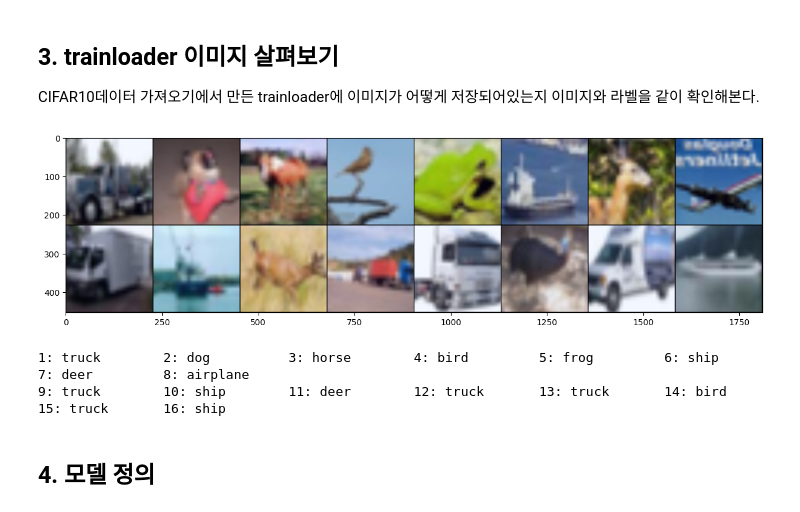
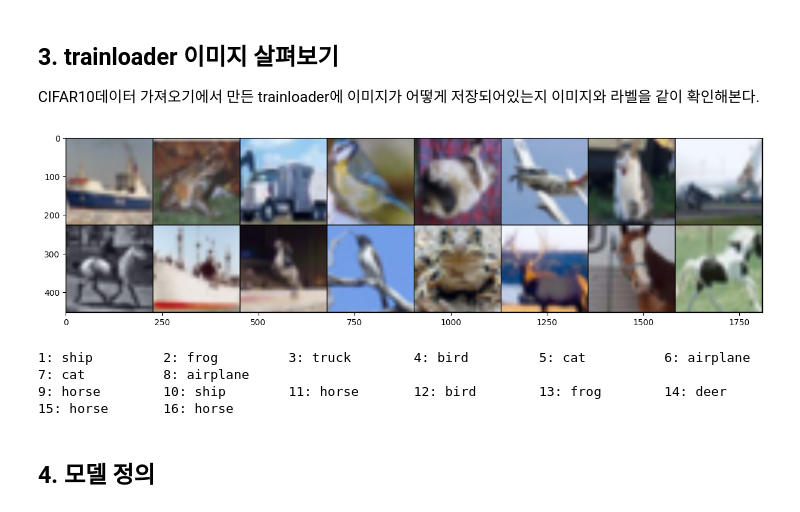
Before and after one commit to dh610/Advanced-AI, a Jupyter notebook: Practice1.ipynb, the cells around one changed output. Drawn from its saved outputs; the diff is of its cells as text; code cells hidden in the pictures.

```diff
--- a/Practice1.ipynb
+++ b/Practice1.ipynb
@@ -122,28 +122,29 @@ CIFAR10데이터 가져오기에서 만든 trainloader에 이미지가 어떻게
 # %%
 import matplotlib.pyplot as plt
 import numpy as np
 
 # trainloader의 이미지 확인
 dataiter = iter(trainloader)
-images, labels = dataiter.next()
+#images, labels = dataiter.next()
+images, labels = next(dataiter)
 fig = plt.figure(figsize = (15, 5), dpi = 100)
 ax = fig.add_subplot(1,1,1)
 ax.imshow(torchvision.utils.make_grid(images, normalize = True).permute(1, 2, 0))
 plt.show()
 
 # 해당 이미지의 label확인
 for i in range(len(images)):
     if (i+1)%8==0:
         print(f'{i+1}: {classes_name[labels[i]]}', end = '\n')
     else:
         if len(classes_name[labels[i]]) >= 6:
             print(f'{i+1}: {classes_name[labels[i]]}', end = '\t')
         else:
             print(f'{i+1}: {classes_name[labels[i]]}', end = '  \t')
 # %% [output]
-[figure, old version]
+[figure, new version]
-1: truck        2: dog          3: horse        4: bird         5: frog         6: ship         7: deer         8: airplane
-9: truck        10: ship        11: deer        12: truck       13: truck       14: bird        15: truck       16: ship
+1: ship         2: frog         3: truck        4: bird         5: cat          6: airplane     7: cat          8: airplane
+9: horse        10: ship        11: horse       12: bird        13: frog        14: deer        15: horse       16: horse
 # %% [markdown]
 ## 4. 모델 정의
 # %%
```
Also changed, not shown: parts of 1 cell of this notebook.
